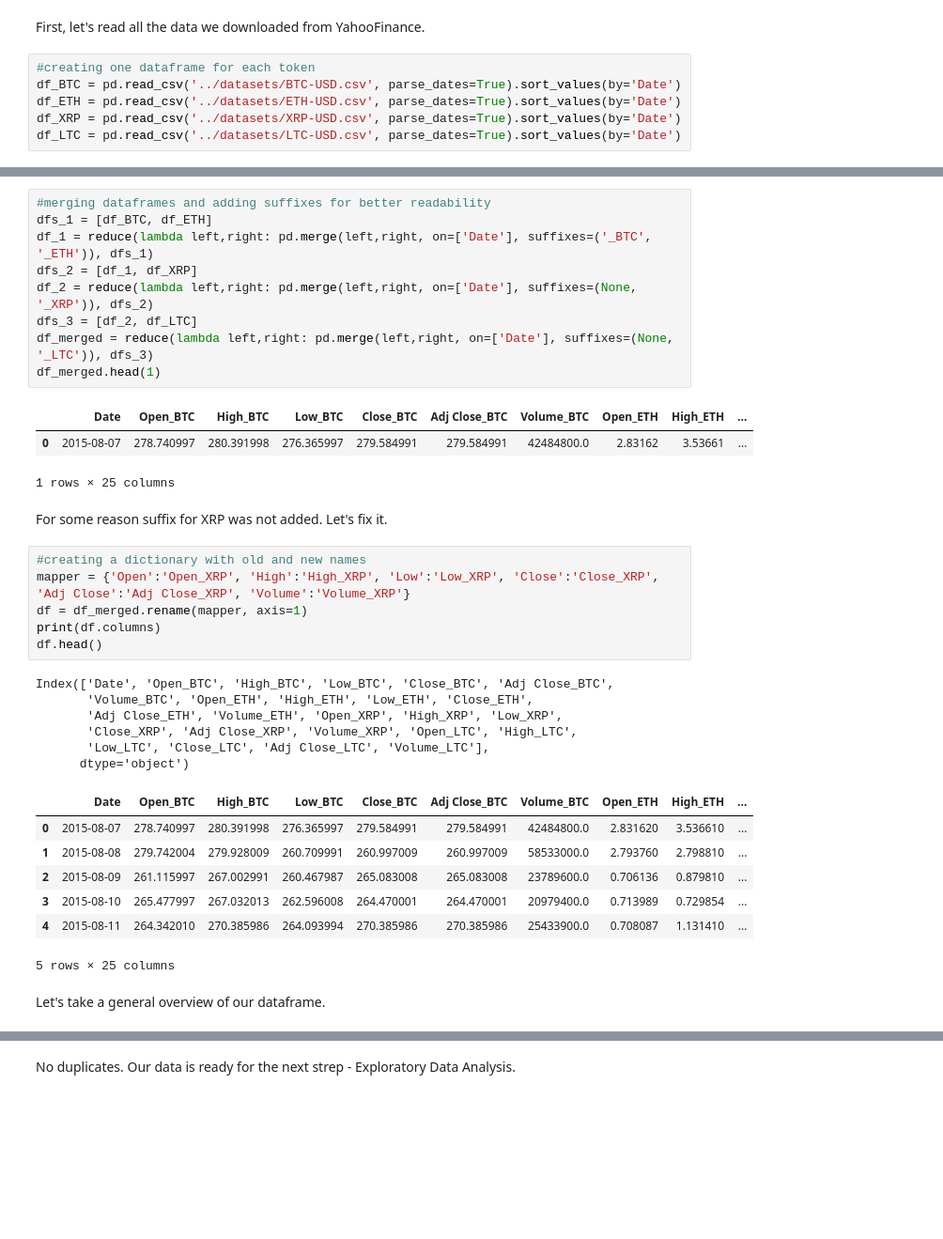
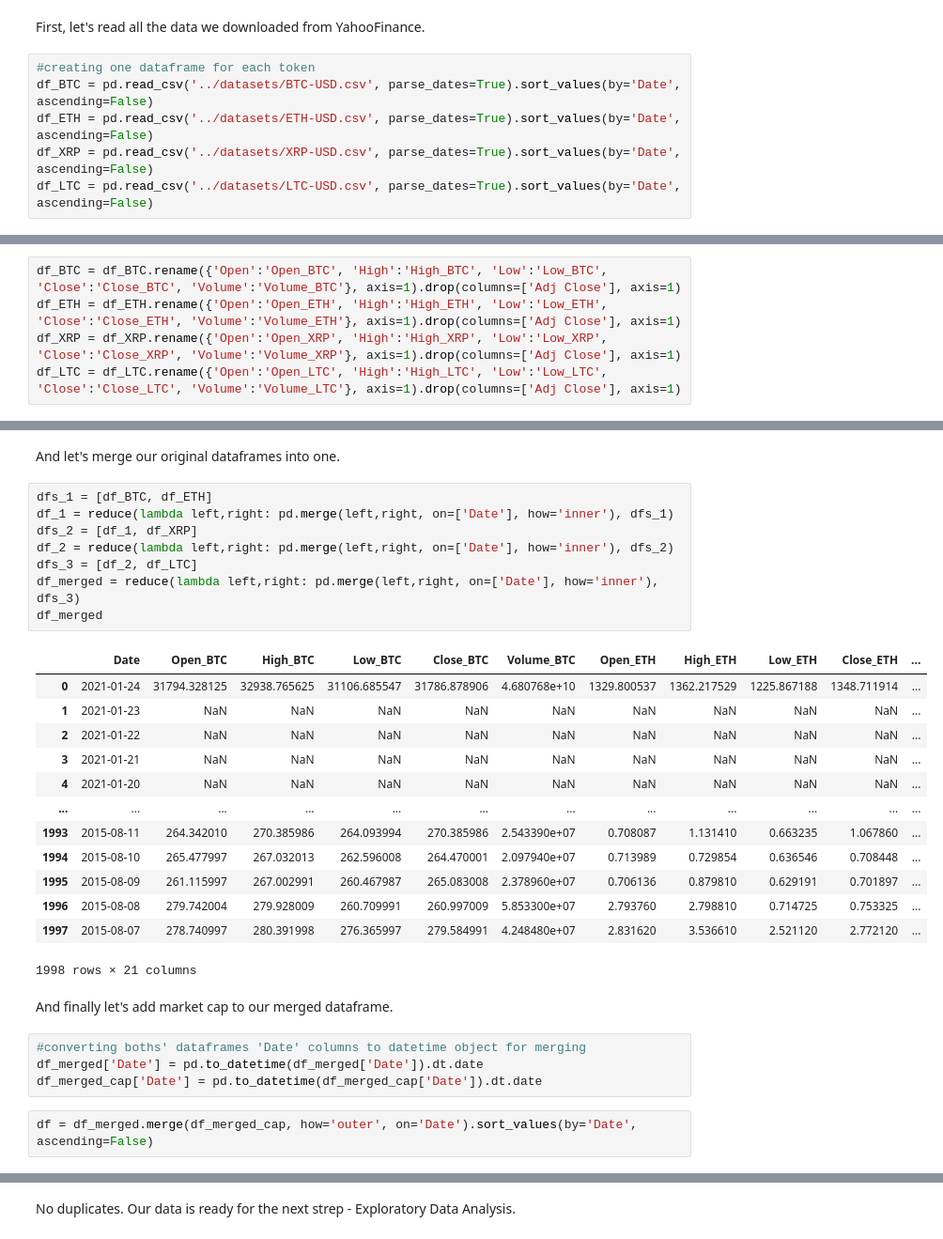
Before and after one commit to igorverevkin1992/Predicting-Bitcoin-Price, a Jupyter notebook: DW/Data_Wrangling.ipynb, the cells around one changed output, grey strips where cells are left out. Shown at 94% size. Cells and saved outputs as stored; diff of their text form; blank space fills up the shorter version.

```diff
--- a/DW/Data_Wrangling.ipynb
+++ b/DW/Data_Wrangling.ipynb
@@ -21,7 +22,7 @@ from functools import reduce
 First, let's read all the data we downloaded from YahooFinance.
 # %%
 #creating one dataframe for each token
-df_BTC = pd.read_csv('../datasets/BTC-USD.csv', parse_dates=True).sort_values(by='Date')
-df_ETH = pd.read_csv('../datasets/ETH-USD.csv', parse_dates=True).sort_values(by='Date')
-df_XRP = pd.read_csv('../datasets/XRP-USD.csv', parse_dates=True).sort_values(by='Date')
-df_LTC = pd.read_csv('../datasets/LTC-USD.csv', parse_dates=True).sort_values(by='Date')
+df_BTC = pd.read_csv('../datasets/BTC-USD.csv', parse_dates=True).sort_values(by='Date', ascending=False)
+df_ETH = pd.read_csv('../datasets/ETH-USD.csv', parse_dates=True).sort_values(by='Date', ascending=False)
+df_XRP = pd.read_csv('../datasets/XRP-USD.csv', parse_dates=True).sort_values(by='Date', ascending=False)
+df_LTC = pd.read_csv('../datasets/LTC-USD.csv', parse_dates=True).sort_values(by='Date', ascending=False)
@@ -27,0 +45,5 @@ df_LTC = pd.read_csv('../datasets/LTC-USD.csv', parse_dates=True).sort_values(by
+# %%
+df_BTC = df_BTC.rename({'Open':'Open_BTC', 'High':'High_BTC', 'Low':'Low_BTC', 'Close':'Close_BTC', 'Volume':'Volume_BTC'}, axis=1).drop(columns=['Adj Close'], axis=1)
+df_ETH = df_ETH.rename({'Open':'Open_ETH', 'High':'High_ETH', 'Low':'Low_ETH', 'Close':'Close_ETH', 'Volume':'Volume_ETH'}, axis=1).drop(columns=['Adj Close'], axis=1)
+df_XRP = df_XRP.rename({'Open':'Open_XRP', 'High':'High_XRP', 'Low':'Low_XRP', 'Close':'Close_XRP', 'Volume':'Volume_XRP'}, axis=1).drop(columns=['Adj Close'], axis=1)
+df_LTC = df_LTC.rename({'Open':'Open_LTC', 'High':'High_LTC', 'Low':'Low_LTC', 'Close':'Close_LTC', 'Volume':'Volume_LTC'}, axis=1).drop(columns=['Adj Close'], axis=1)
@@ -28,38 +96,33 @@ df_LTC = pd.read_csv('../datasets/LTC-USD.csv', parse_dates=True).sort_values(by
+# %% [markdown]
+And let's merge our original dataframes into one.
 # %%
-#merging dataframes and adding suffixes for better readability
 dfs_1 = [df_BTC, df_ETH]
-df_1 = reduce(lambda left,right: pd.merge(left,right, on=['Date'], suffixes=('_BTC', '_ETH')), dfs_1)
+df_1 = reduce(lambda left,right: pd.merge(left,right, on=['Date'], how='inner'), dfs_1)
 dfs_2 = [df_1, df_XRP]
-df_2 = reduce(lambda left,right: pd.merge(left,right, on=['Date'], suffixes=(None, '_XRP')), dfs_2)
+df_2 = reduce(lambda left,right: pd.merge(left,right, on=['Date'], how='inner'), dfs_2)
 dfs_3 = [df_2, df_LTC]
-df_merged = reduce(lambda left,right: pd.merge(left,right, on=['Date'], suffixes=(None, '_LTC')), dfs_3)
-df_merged.head(1)
+df_merged = reduce(lambda left,right: pd.merge(left,right, on=['Date'], how='inner'), dfs_3)
+df_merged
 # %% [output]
-|  | Date | Open_BTC | High_BTC | Low_BTC | Close_BTC | Adj Close_BTC | Volume_BTC | Open_ETH | High_ETH | ... |
-| 0 | 2015-08-07 | 278.740997 | 280.391998 | 276.365997 | 279.584991 | 279.584991 | 42484800.0 | 2.83162 | 3.53661 | ... |
+|  | Date | Open_BTC | High_BTC | Low_BTC | Close_BTC | Volume_BTC | Open_ETH | High_ETH | Low_ETH | Close_ETH | ... |
+| 0 | 2021-01-24 | 31794.328125 | 32938.765625 | 31106.685547 | 31786.878906 | 4.680768e+10 | 1329.800537 | 1362.217529 | 1225.867188 | 1348.711914 | ... |
+| 1 | 2021-01-23 | NaN | NaN | NaN | NaN | NaN | NaN | NaN | NaN | NaN | ... |
+| 2 | 2021-01-22 | NaN | NaN | NaN | NaN | NaN | NaN | NaN | NaN | NaN | ... |
+| 3 | 2021-01-21 | NaN | NaN | NaN | NaN | NaN | NaN | NaN | NaN | NaN | ... |
+| 4 | 2021-01-20 | NaN | NaN | NaN | NaN | NaN | NaN | NaN | NaN | NaN | ... |
+| ... | ... | ... | ... | ... | ... | ... | ... | ... | ... | ... | ... |
+| 1993 | 2015-08-11 | 264.342010 | 270.385986 | 264.093994 | 270.385986 | 2.543390e+07 | 0.708087 | 1.131410 | 0.663235 | 1.067860 | ... |
+| 1994 | 2015-08-10 | 265.477997 | 267.032013 | 262.596008 | 264.470001 | 2.097940e+07 | 0.713989 | 0.729854 | 0.636546 | 0.708448 | ... |
+| 1995 | 2015-08-09 | 261.115997 | 267.002991 | 260.467987 | 265.083008 | 2.378960e+07 | 0.706136 | 0.879810 | 0.629191 | 0.701897 | ... |
+| 1996 | 2015-08-08 | 279.742004 | 279.928009 | 260.709991 | 260.997009 | 5.853300e+07 | 2.793760 | 2.798810 | 0.714725 | 0.753325 | ... |
+| 1997 | 2015-08-07 | 278.740997 | 280.391998 | 276.365997 | 279.584991 | 4.248480e+07 | 2.831620 | 3.536610 | 2.521120 | 2.772120 | ... |
-1 rows × 25 columns
+1998 rows × 21 columns
-# %% [markdown]
-For some reason suffix for XRP was not added. Let's fix it.
-# %%
-#creating a dictionary with old and new names
-mapper = {'Open':'Open_XRP', 'High':'High_XRP', 'Low':'Low_XRP', 'Close':'Close_XRP', 'Adj Close':'Adj Close_XRP', 'Volume':'Volume_XRP'}
-df = df_merged.rename(mapper, axis=1)
-print(df.columns)
-df.head()
-# %% [output]
-Index(['Date', 'Open_BTC', 'High_BTC', 'Low_BTC', 'Close_BTC', 'Adj Close_BTC',
-       'Volume_BTC', 'Open_ETH', 'High_ETH', 'Low_ETH', 'Close_ETH',
-       'Adj Close_ETH', 'Volume_ETH', 'Open_XRP', 'High_XRP', 'Low_XRP',
-       'Close_XRP', 'Adj Close_XRP', 'Volume_XRP', 'Open_LTC', 'High_LTC',
-       'Low_LTC', 'Close_LTC', 'Adj Close_LTC', 'Volume_LTC'],
-      dtype='object')
-|  | Date | Open_BTC | High_BTC | Low_BTC | Close_BTC | Adj Close_BTC | Volume_BTC | Open_ETH | High_ETH | ... |
-| 0 | 2015-08-07 | 278.740997 | 280.391998 | 276.365997 | 279.584991 | 279.584991 | 42484800.0 | 2.831620 | 3.536610 | ... |
-| 1 | 2015-08-08 | 279.742004 | 279.928009 | 260.709991 | 260.997009 | 260.997009 | 58533000.0 | 2.793760 | 2.798810 | ... |
-| 2 | 2015-08-09 | 261.115997 | 267.002991 | 260.467987 | 265.083008 | 265.083008 | 23789600.0 | 0.706136 | 0.879810 | ... |
-| 3 | 2015-08-10 | 265.477997 | 267.032013 | 262.596008 | 264.470001 | 264.470001 | 20979400.0 | 0.713989 | 0.729854 | ... |
-| 4 | 2015-08-11 | 264.342010 | 270.385986 | 264.093994 | 270.385986 | 270.385986 | 25433900.0 | 0.708087 | 1.131410 | ... |
-5 rows × 25 columns
-# %% [markdown]
-Let's take a general overview of our dataframe.
+# %% [markdown]
+And finally let's add market cap to our merged dataframe.
+# %%
+#converting boths' dataframes 'Date' columns to datetime object for merging
+df_merged['Date'] = pd.to_datetime(df_merged['Date']).dt.date
+df_merged_cap['Date'] = pd.to_datetime(df_merged_cap['Date']).dt.date
+# %%
+df = df_merged.merge(df_merged_cap, how='outer', on='Date').sort_values(by='Date', ascending=False)
 # %%
```
Also changed, not shown: parts of 36 cells of this notebook, 5 other files.
